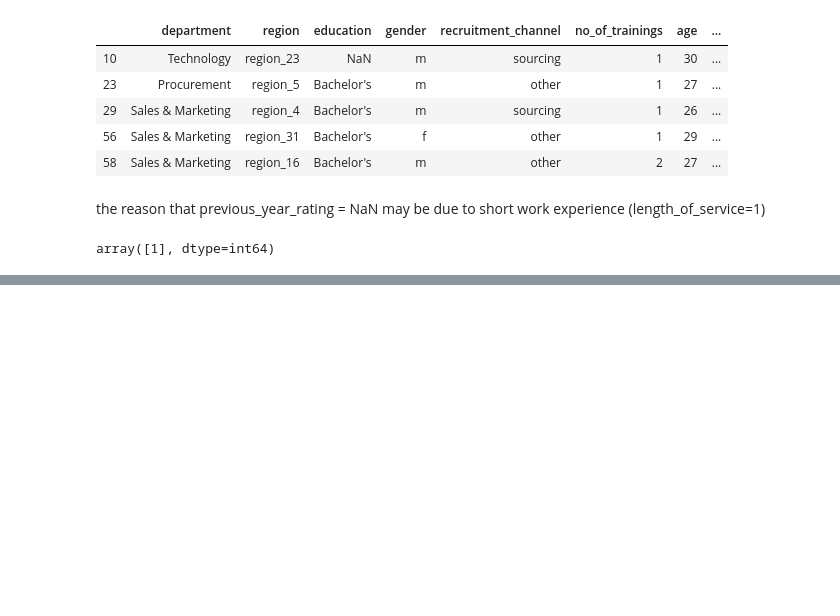
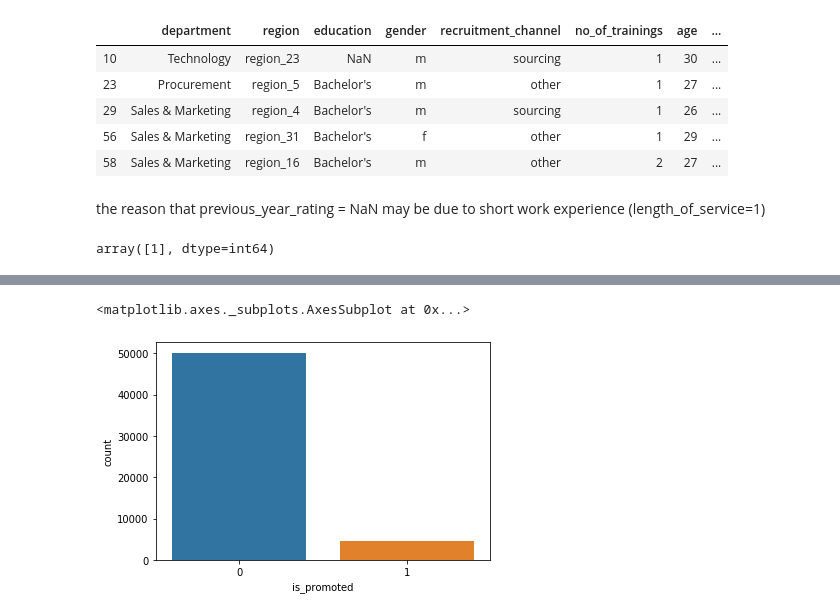
Before and after one commit to slavaminchuk/Logistic-regression, a Jupyter notebook: Logistic regression.ipynb, the cells around one changed output, grey strips where cells are left out. Cells and saved outputs as stored; diff of their text form; code cells hidden in the pictures; blank space fills up the shorter version.

```diff
--- a/Logistic regression.ipynb
+++ b/Logistic regression.ipynb
@@ -138,0 +119,6 @@ AttributeError: module 'numpy' has no attribute 'm'
+# %%
+#target variable ratio
+sns.countplot(data['is_promoted'])
+# %% [output]
+<matplotlib.axes._subplots.AxesSubplot at 0x...>
+[figure, added]
```
Also changed, not shown: parts of 8 cells of this notebook.
